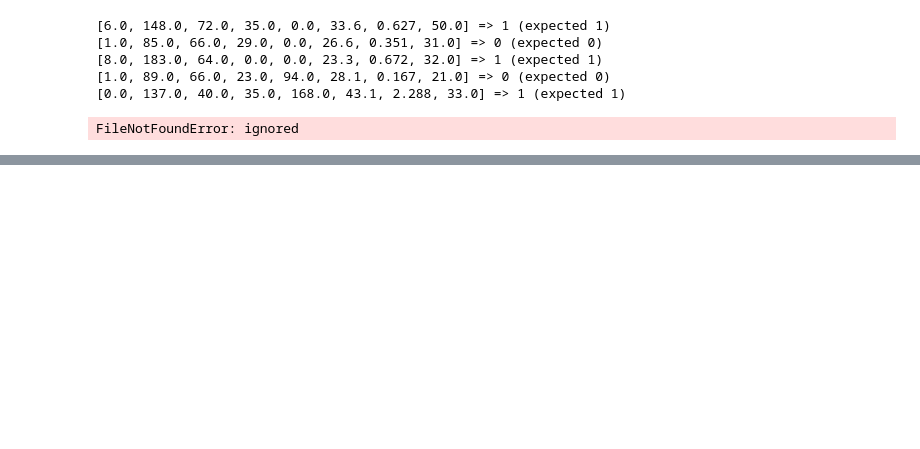
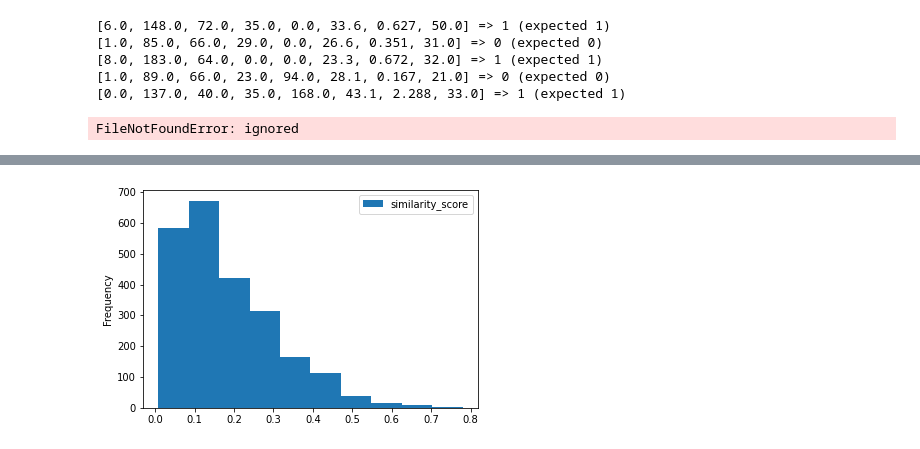
Before and after one commit to PaperBlade/Latihan, a Jupyter notebook: coba.ipynb, the cells around one changed output, grey strips where cells are left out. Drawn from its saved outputs; the diff is of its cells as text; code cells hidden in the pictures; blank space fills up the shorter version.

```diff
--- a/coba.ipynb
+++ b/coba.ipynb
@@ -124,0 +159,5 @@ FileNotFoundError: ignored
+# %%
+data.plot(kind='hist',subplots=True,sharex=False)
+plt.show()
+# %% [output]
+[figure, added]
```
Also changed, not shown: parts of 15 cells of this notebook.
